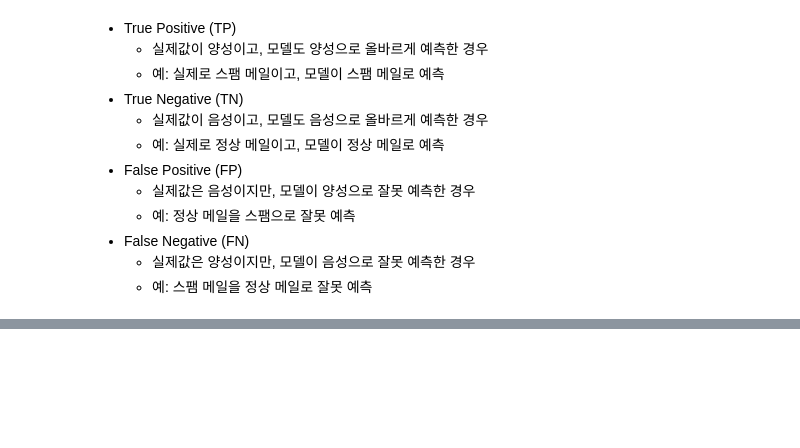
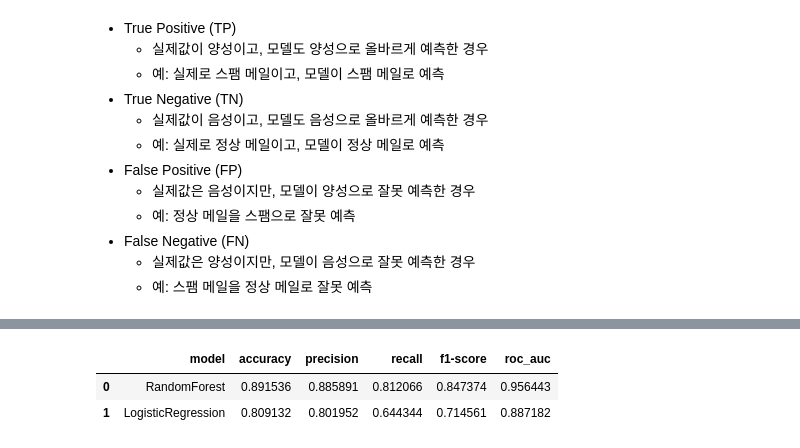
Before and after one commit to Shim-HyoungJoon/KDT, a Jupyter notebook: 10_MLDL/5_호텔 예약 수요 데이터셋.ipynb, the cells around one changed output, grey strips where cells are left out. Cells and saved outputs as stored; diff of their text form; code cells hidden in the pictures; blank space fills up the shorter version.

```diff
--- a/10_MLDL/5_호텔 예약 수요 데이터셋.ipynb
+++ b/10_MLDL/5_호텔 예약 수요 데이터셋.ipynb
@@ -424,0 +481,7 @@ confusion_matrix(y_test, pred)
+# %%
+result_df = pd.DataFrame(results).sort_values('roc_auc', ascending=False)
+result_df
+# %% [output]
+|  | model | accuracy | precision | recall | f1-score | roc_auc |
+| 0 | RandomForest | 0.891536 | 0.885891 | 0.812066 | 0.847374 | 0.956443 |
+| 1 | LogisticRegression | 0.809132 | 0.801952 | 0.644344 | 0.714561 | 0.887182 |
```
Also changed, not shown: parts of 13 cells of this notebook, 3 other files.
